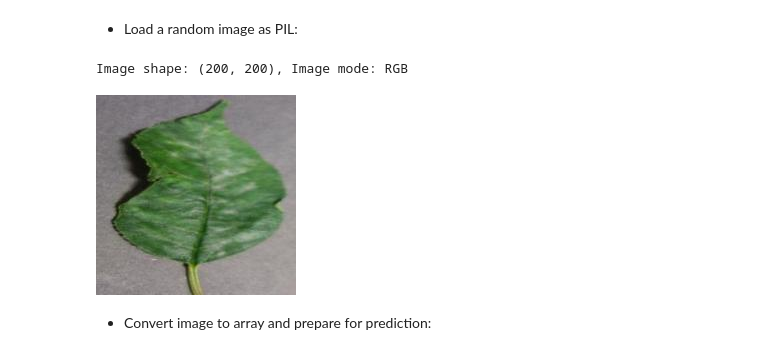
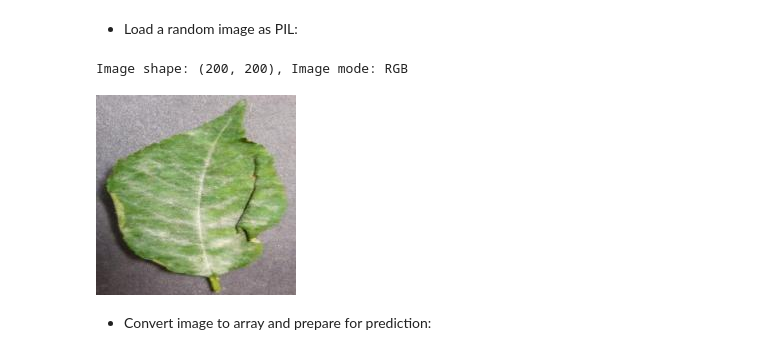
Before and after one commit to EMPZsolt/my-fifth-project, a Jupyter notebook: attachments/Modelling and Evaluating Softmax.ipynb, the cells around one changed output. Drawn from its saved outputs; the diff is of its cells as text; code cells hidden in the pictures.

```diff
--- a/attachments/Modelling and Evaluating Softmax.ipynb
+++ b/attachments/Modelling and Evaluating Softmax.ipynb
@@ -485,16 +487,16 @@ joblib.dump(value=evaluation ,
 # %%
 from tensorflow.keras.preprocessing import image
 
-pointer = 37
+pointer = 93
 label = labels[1] # select Healthy [0] or Infected [1]
 
 pil_image = image.load_img(test_path + '/'+ label + '/'+ os.listdir(test_path+'/'+ label)[pointer],
                           target_size=image_shape, color_mode='rgb')
 print(f'Image shape: {pil_image.size}, Image mode: {pil_image.mode}')
 pil_image
 # %% [output]
 Image shape: (200, 200), Image mode: RGB
-[figure, old version]
+[figure, new version]
 # %% [markdown]
 * Convert image to array and prepare for prediction:
 # %%
```
Also changed, not shown: parts of 20 cells of this notebook, 41 other files.
